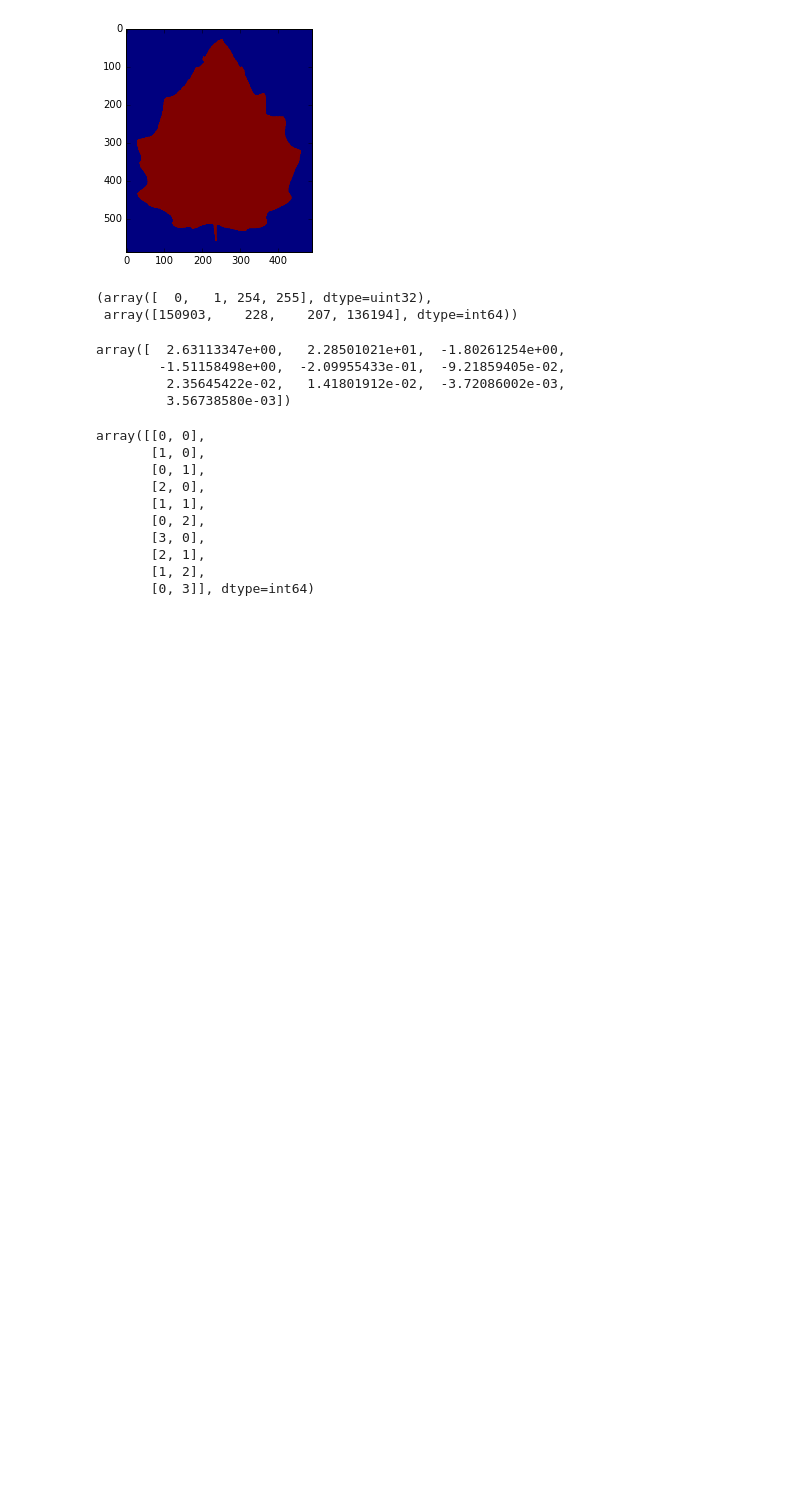
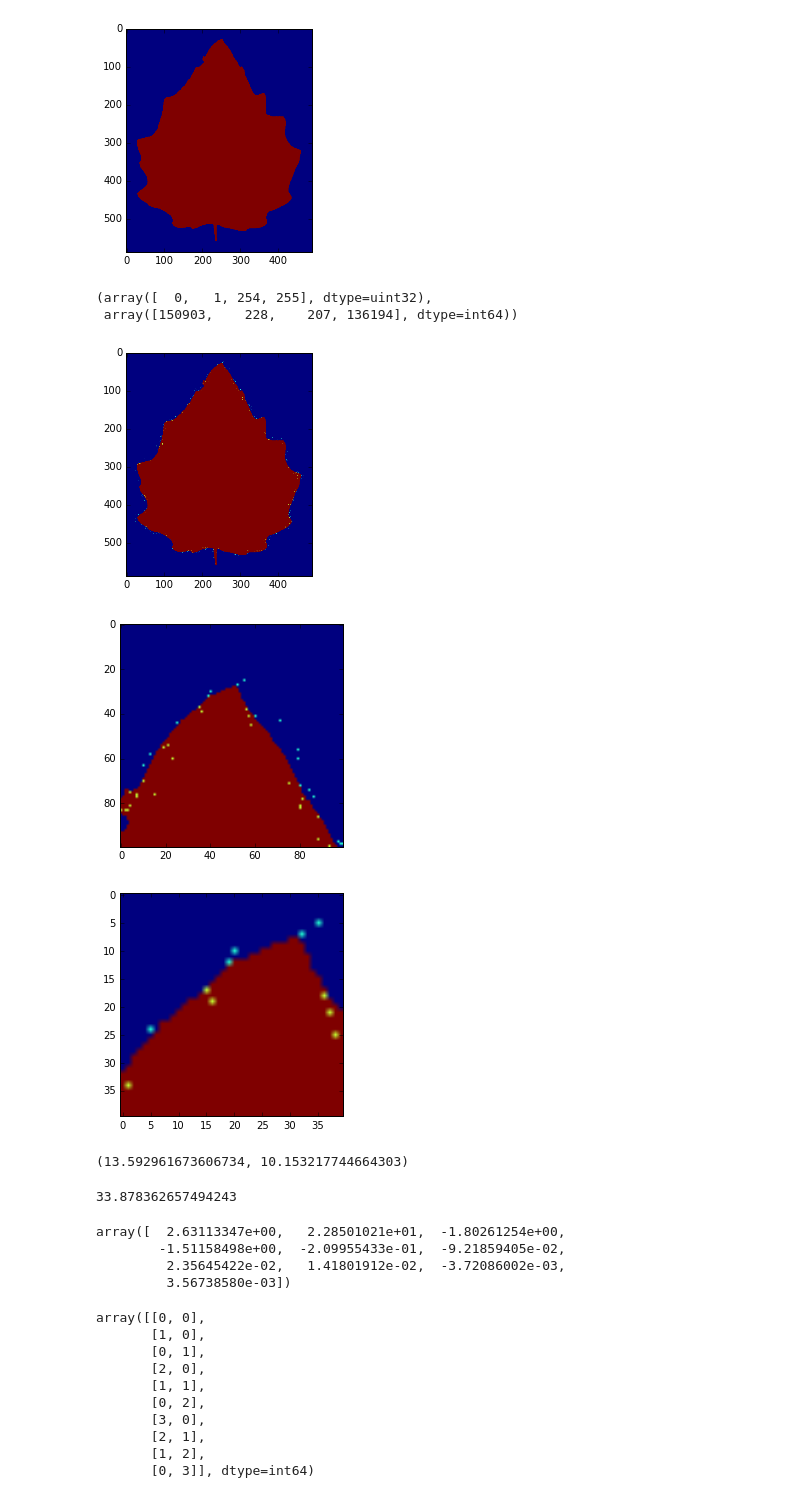
Before and after one commit to MatthewMcGonagle/KaggleLeaf, a Jupyter notebook: RatiosExperiment.ipynb, the cells around one changed output. Saved outputs shown, nothing was run; the diff lists cells and outputs as text; code cells hidden in the pictures; blank space fills up the shorter version.

```diff
--- a/RatiosExperiment.ipynb
+++ b/RatiosExperiment.ipynb
@@ -118,6 +103,54 @@ valuesInfo
 # %% [output]
 (array([  0,   1, 254, 255], dtype=uint32),
  array([150903,    228,    207, 136194], dtype=int64))
+# %%
+# Make a visualization of where 1 values and 254 points are occurring. Can see that they
+# are occurring around boundary. Light blue points are the 1 values and the yellow values are the 254 values.
+
+visualCounts = pixelData.copy()
+visualCounts[visualCounts == 1] = 100
+visualCounts[visualCounts == 254] = 150
+
+imagePlot = plt.imshow(visualCounts)
+plt.show()
+
+imagePlot = plt.imshow(visualCounts[0:100,200:300])
+plt.show()
+
+imagePlot = plt.imshow(visualCounts[20:60,220:260])
+plt.show()
+# %% [output]
+[figure, added]
+[figure, added]
+[figure, added]
+# %%
+# Test the difference in normalization makes. Careless thresholding of positive values sent to 1 versus
+# thresholding in the middle.
+
+threshholdData = pixelData.copy()
+boxCounter = rc.BoxCount(threshholdData)
+threshholdData[threshholdData > 0] = 1
+boxCounter.setpixeldata(threshholdData)
+boxCounter.getcounts()
+carelessRatio = boxCounter.getratio_minarea()
+
+threshholdData = pixelData.copy()
+boxCounter = rc.BoxCount(threshholdData)
+threshholdData[threshholdData < 151] = 0
+threshholdData[threshholdData > 150] = 1
+boxCounter.setpixeldata(threshholdData)
+boxCounter.getcounts()
+middleRatio = boxCounter.getratio_minarea()
+
+carelessRatio, middleRatio
+# %% [output]
+(13.592961673606734, 10.153217744664303)
+# %%
+# The percent difference caused by bad threshholding.
+
+(carelessRatio - middleRatio)/middleRatio * 100
+# %% [output]
+33.878362657494243
 # %%
 # Try segmenting the image into parts and applying linear fits to obtain geometric information about the boundary.
 
```
Also changed, not shown: parts of 2 cells of this notebook.
